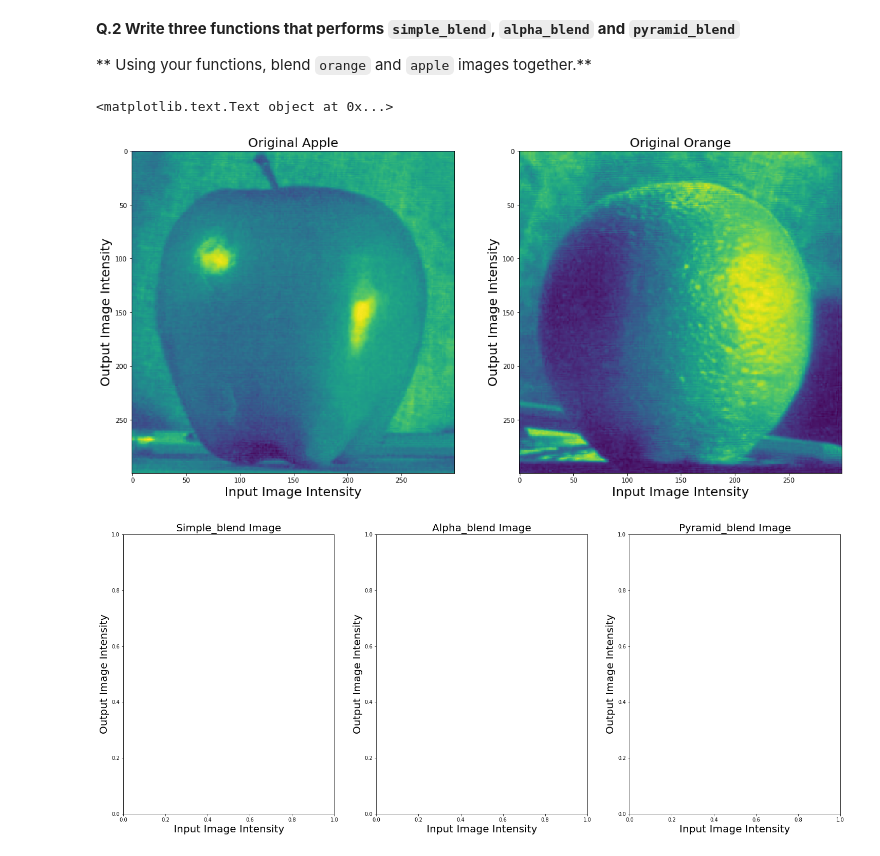
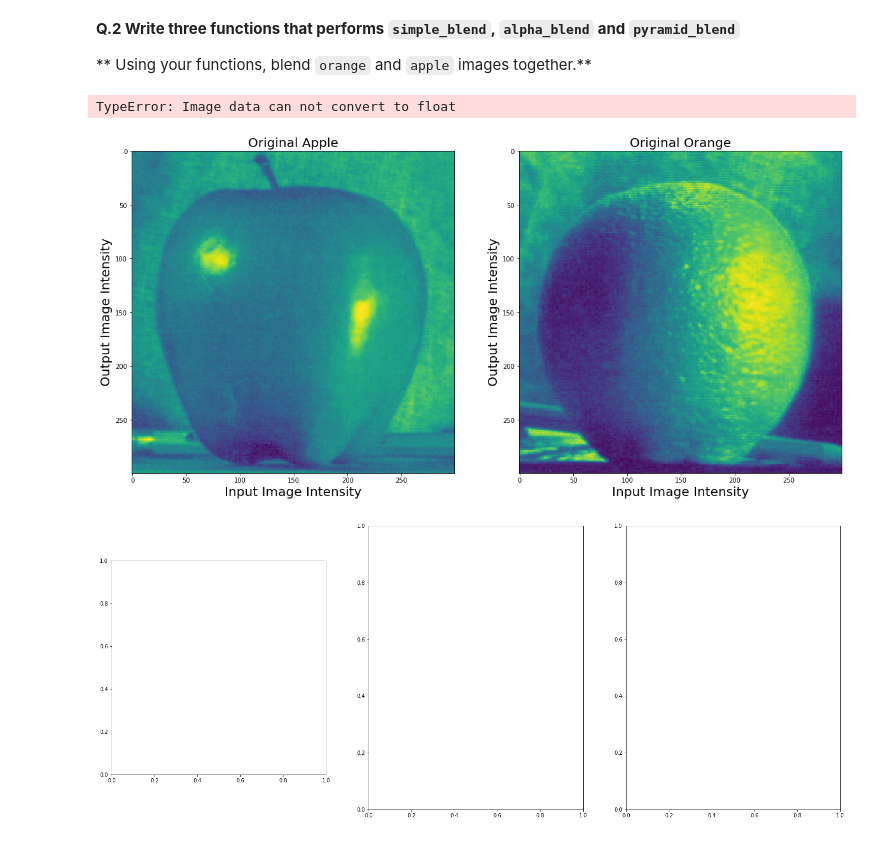
Before and after one commit to kamruleee51/B31XB-IIP-TP-1718, a Jupyter notebook: 3-interpolation-blending/3-interpolation-blending.ipynb, the cells around one changed output. Cells and saved outputs as stored; diff of their text form; code cells hidden in the pictures.

```diff
--- a/3-interpolation-blending/3-interpolation-blending.ipynb
+++ b/3-interpolation-blending/3-interpolation-blending.ipynb
@@ -100,18 +100,26 @@ ax3.set_ylabel('Output Image Intensity',fontsize=20)
 # %%
 #Function of the simple blending
 def simple_blend(image1, image2):
-
-    return
+    #first_image=img_as_float(image1)
+    #second_image=img_as_float(image2)
+    first_image=image1
+    second_image=image2
+    size_1=first_image.shape
+    size_2=second_image.sgape
+    result_simple_blending=np.zeros(size_1)#u can also put size_2. considering that two images have same dimensions
+    result_simple_blending[:,0:size_1[1]/2]=first_image[:,0:size_1[1]/2]
+    result_simple_blending[:,size_1[1]/2+1:size_1[1]]=second_image[:,size_1[1]/2+1:size_1[1]]
+    return result_simple_blending
 
 #Function of the Alpha blending
-def simple_blend(image1, image2, alpha_value):
+#def simple_blend(image1, image2, alpha_value):
 
-    return
+   # return
 
 #Function of the Pyramid Blending
-def simple_blend(image1, image2):
+#def simple_blend(image1, image2):
 
-    return
+   # return
 
 #importing the image of the apple
 img_path = './images/'
@@ -141,34 +149,34 @@ ax1.set_xlabel('Input Image Intensity',fontsize=20)
 ax1.set_ylabel('Output Image Intensity',fontsize=20)
 
 #definig the subplot to show the apple and orrange images
 fig, axes = plt.subplots(nrows=1, ncols=3, figsize=(25, 10))
 ax0, ax1, ax2 = axes.ravel()
 
 #function of the siple blending
-#simpleblend=simple_blend(apple, orange)
+simpleblend=simple_blend(apple, orange)
 
 #function of the alpha_blending
 
 
 #function of the Pyramid_blending
 
 
 #ploting of the blending immages
-#ax0.imshow(simpleblend)
+ax0.imshow(simpleblend)
 #ax1.imshow(aplphablend)
 #ax2.imshow(pyramidblend)
 
 #axix and title of the blending images of apple and orrage
 ax0.set_title('Simple_blend Image',fontsize=20)
 ax0.set_xlabel('Input Image Intensity',fontsize=20)
 ax0.set_ylabel('Output Image Intensity',fontsize=20)
 ax1.set_title('Alpha_blend Image',fontsize=20)
 ax1.set_xlabel('Input Image Intensity',fontsize=20)
 ax1.set_ylabel('Output Image Intensity',fontsize=20)
 ax2.set_title('Pyramid_blend Image',fontsize=20)
 ax2.set_xlabel('Input Image Intensity',fontsize=20)
 ax2.set_ylabel('Output Image Intensity',fontsize=20)
 # %% [output]
-<matplotlib.text.Text object at 0x...>
+TypeError: Image data can not convert to float
 [figure]
-[figure, old version]
+[figure, new version]
```
